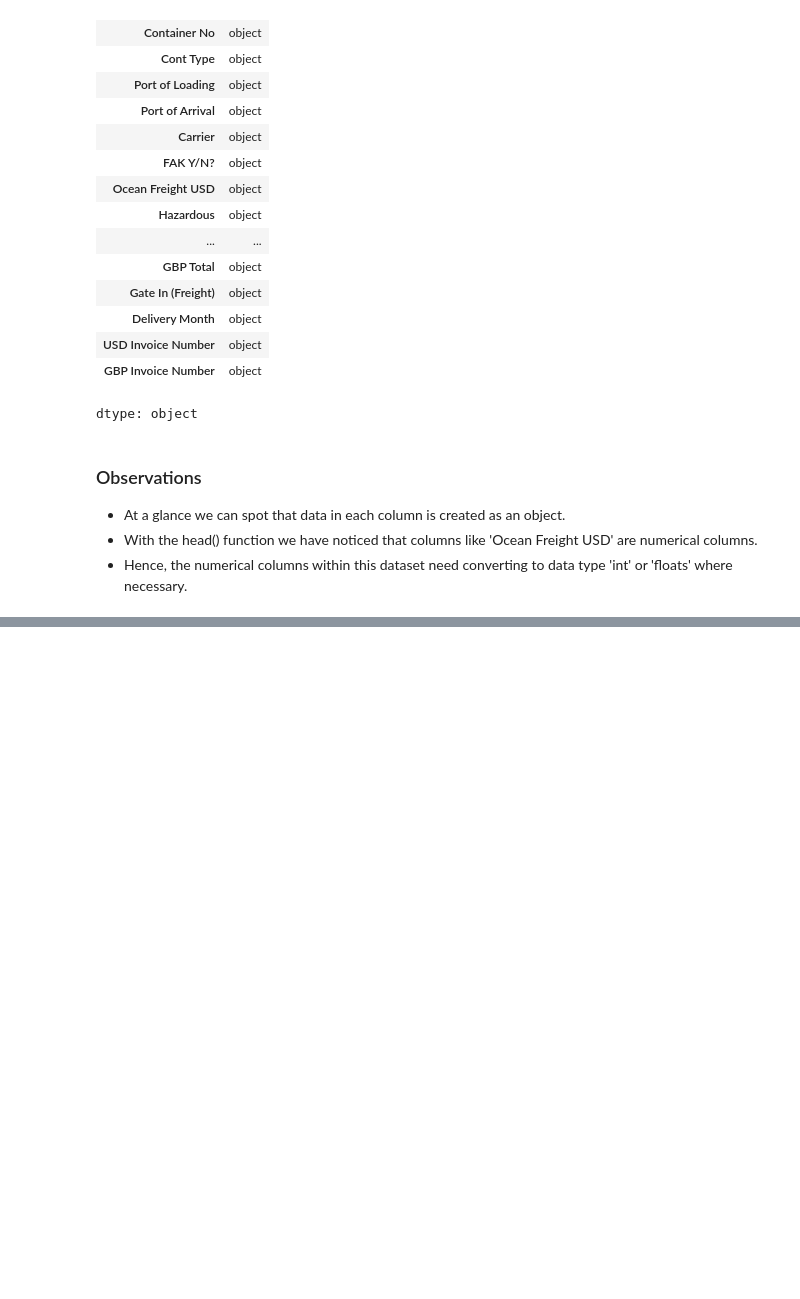
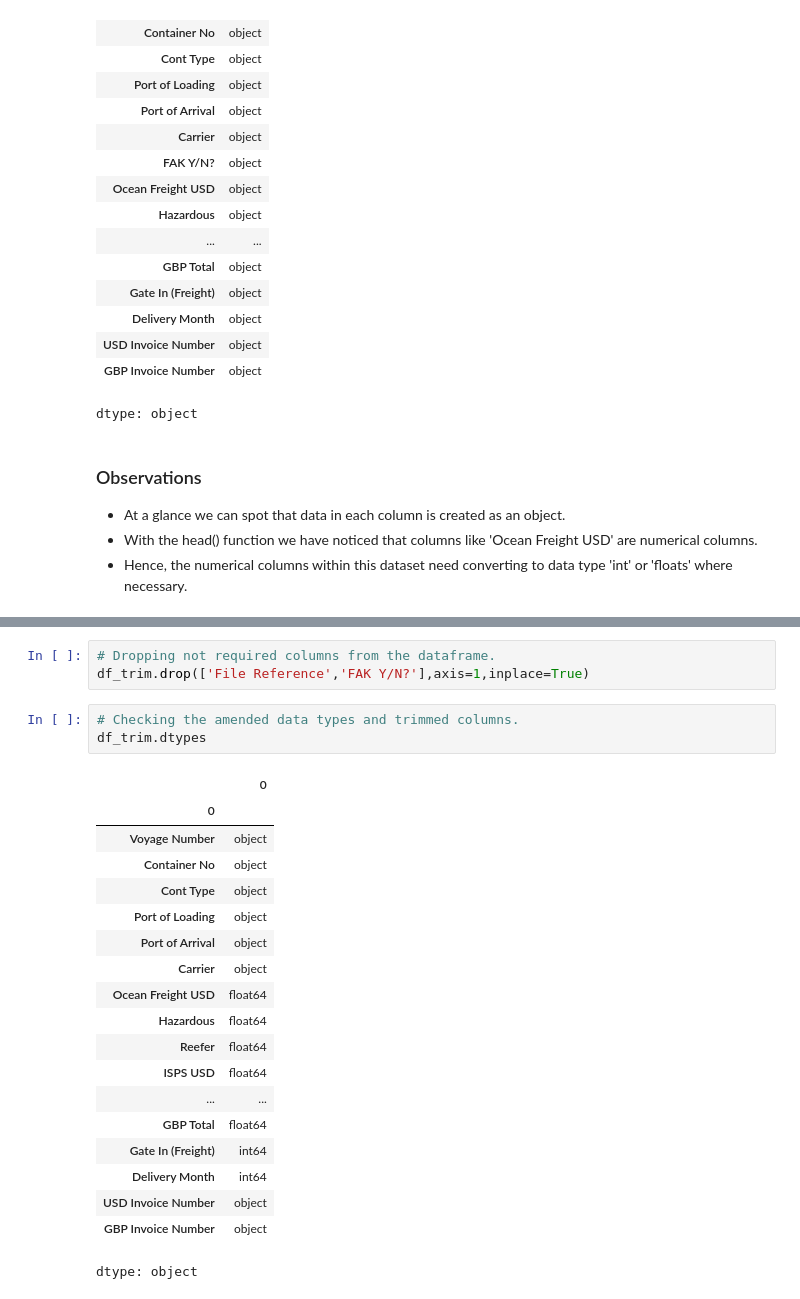
Before and after one commit to charithrd/Python-E-Learning, a Jupyter notebook: LeadTime.ipynb, the cells around one changed output, grey strips where cells are left out. Saved outputs shown, nothing was run; the diff lists cells and outputs as text; blank space fills up the shorter version.

```diff
--- a/LeadTime.ipynb
+++ b/LeadTime.ipynb
@@ -156,0 +215,26 @@ dtype: object
+# %%
+# Dropping not required columns from the dataframe.
+df_trim.drop(['File Reference','FAK Y/N?'],axis=1,inplace=True)
+# %%
+# Checking the amended data types and trimmed columns.
+df_trim.dtypes
+# %% [output]
+|  | 0 |
+| 0 |  |
+| Voyage Number | object |
+| Container No | object |
+| Cont Type | object |
+| Port of Loading | object |
+| Port of Arrival | object |
+| Carrier | object |
+| Ocean Freight USD | float64 |
+| Hazardous | float64 |
+| Reefer | float64 |
+| ISPS USD | float64 |
+| ... | ... |
+| GBP Total | float64 |
+| Gate In (Freight) | int64 |
+| Delivery Month | int64 |
+| USD Invoice Number | object |
+| GBP Invoice Number | object |
+dtype: object
```
Also changed, not shown: parts of 11 cells of this notebook.
